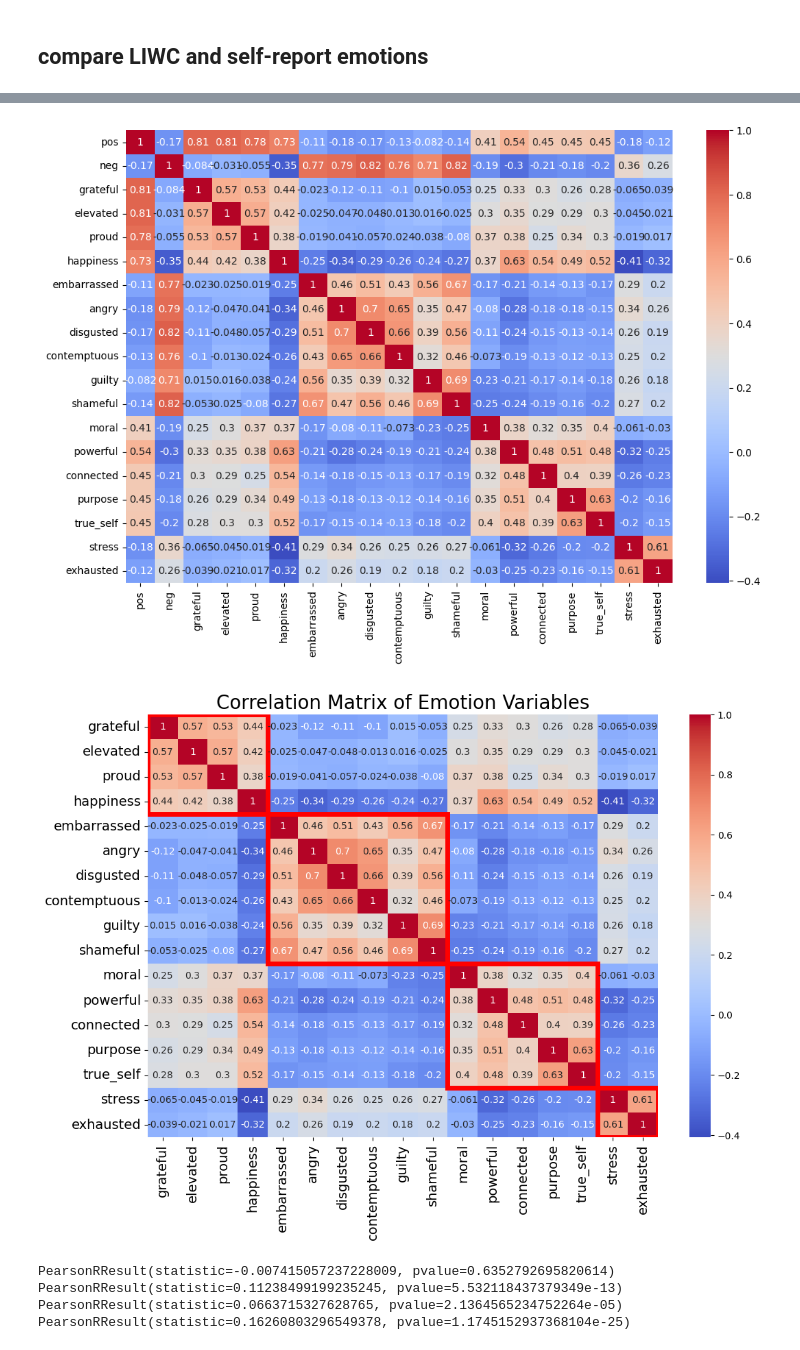
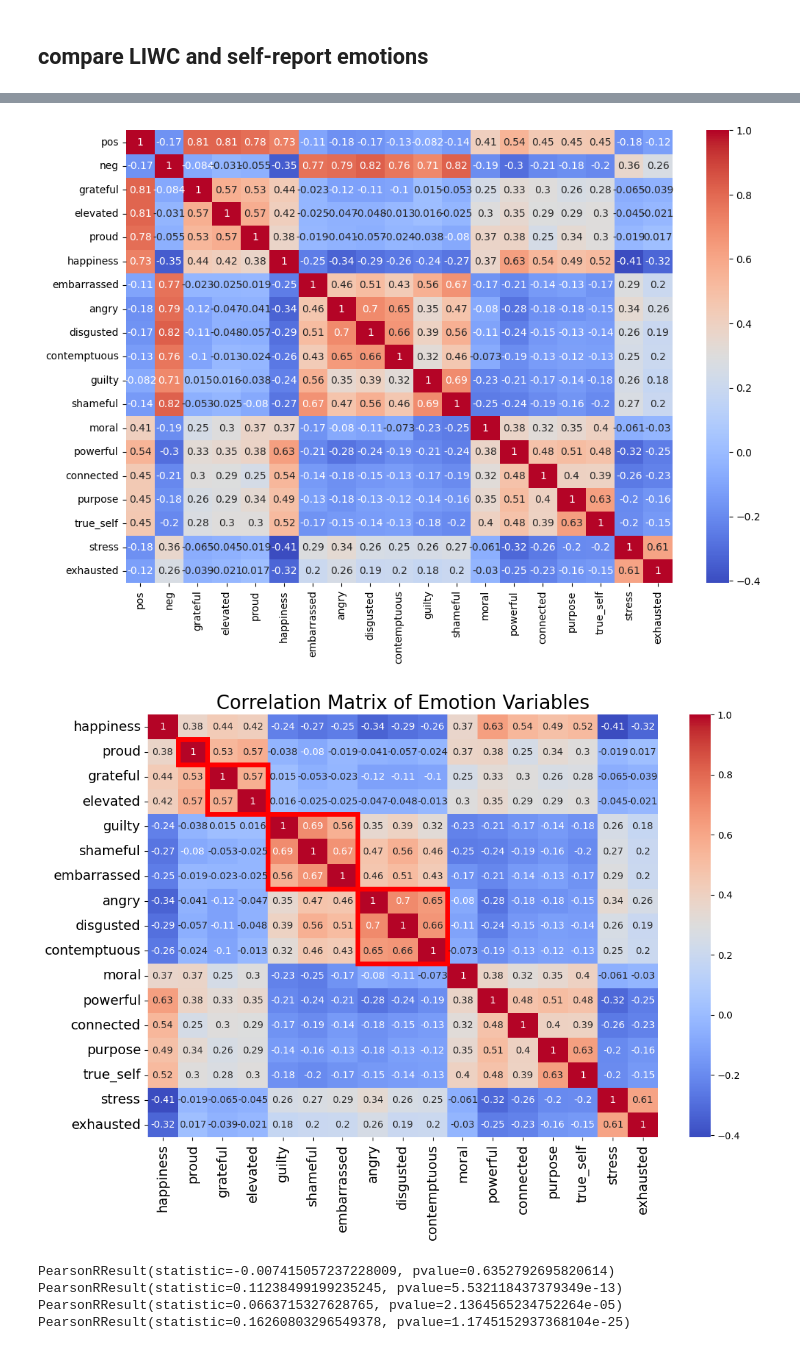
Before and after one commit to amberxuqianchen/effective-altruism, a Jupyter notebook: 1_code/descriptive.ipynb, the cells around one changed output, grey strips where cells are left out. Saved outputs shown, nothing was run; the diff lists cells and outputs as text; code cells hidden in the pictures.

```diff
--- a/1_code/descriptive.ipynb
+++ b/1_code/descriptive.ipynb
@@ -670,39 +683,43 @@ sns.heatmap(corr, annot=True, cmap='coolwarm')
 
 import matplotlib.patches as patches
 
 
 # generate matrix of correlations between variables
-all_varnames = positive_varnames + negative_varnames + ['moral', 'powerful', 'connected', 'purpose', 'true_self'] + ['stress', 'exhausted']
+all_varnames = ['happiness','proud','grateful', 'elevated','guilty','shameful', 'embarrassed','angry',
+ 'disgusted',
+ 'contemptuous',
+
+ 'moral', 'powerful', 'connected', 'purpose', 'true_self'] + ['stress', 'exhausted']
 corr = df[all_varnames].corr()
 
 # plot the correlation matrix
 plt.figure(figsize=(12, 8))
 sns.heatmap(corr, annot=True, cmap='coolwarm')
 
 # list of clusters to highlight
 clusters = [
     # each tuple represents a cluster of correlated variables, defined by (start_row, start_col, height, width)
-    (0, 0, 4, 4),
-    (4, 4, 6, 6),
-    (10, 10, 5, 5),
-    (15, 15, 2, 2)
+    (1, 1, 1, 1),
+    (2, 2, 2, 2),
+    (4, 4, 3, 3),
+    (7, 7, 3, 3)
 ]
 # add boxes for each cluster
 ax = plt.gca()
 for cluster in clusters:
     start_row, start_col, height, width = cluster
     rect = patches.Rectangle((start_col, start_row), width, height, linewidth=5, edgecolor='r', facecolor='none')
     ax.add_patch(rect)
 
 # set title and increase label sizes
 plt.title('Correlation Matrix of Emotion Variables', fontsize=20)
 ax.set_xticklabels(ax.get_xmajorticklabels(), fontsize = 14)
 ax.set_yticklabels(ax.get_ymajorticklabels(), fontsize = 14)
 
 plt.show()
 # %% [output]
 [figure]
-[figure, old version]
+[figure, new version]
 # %%
 # test correlation between tone_pos and pos
 from scipy.stats import pearsonr
```
Also changed, not shown: parts of 2 cells of this notebook, 2 other files.
